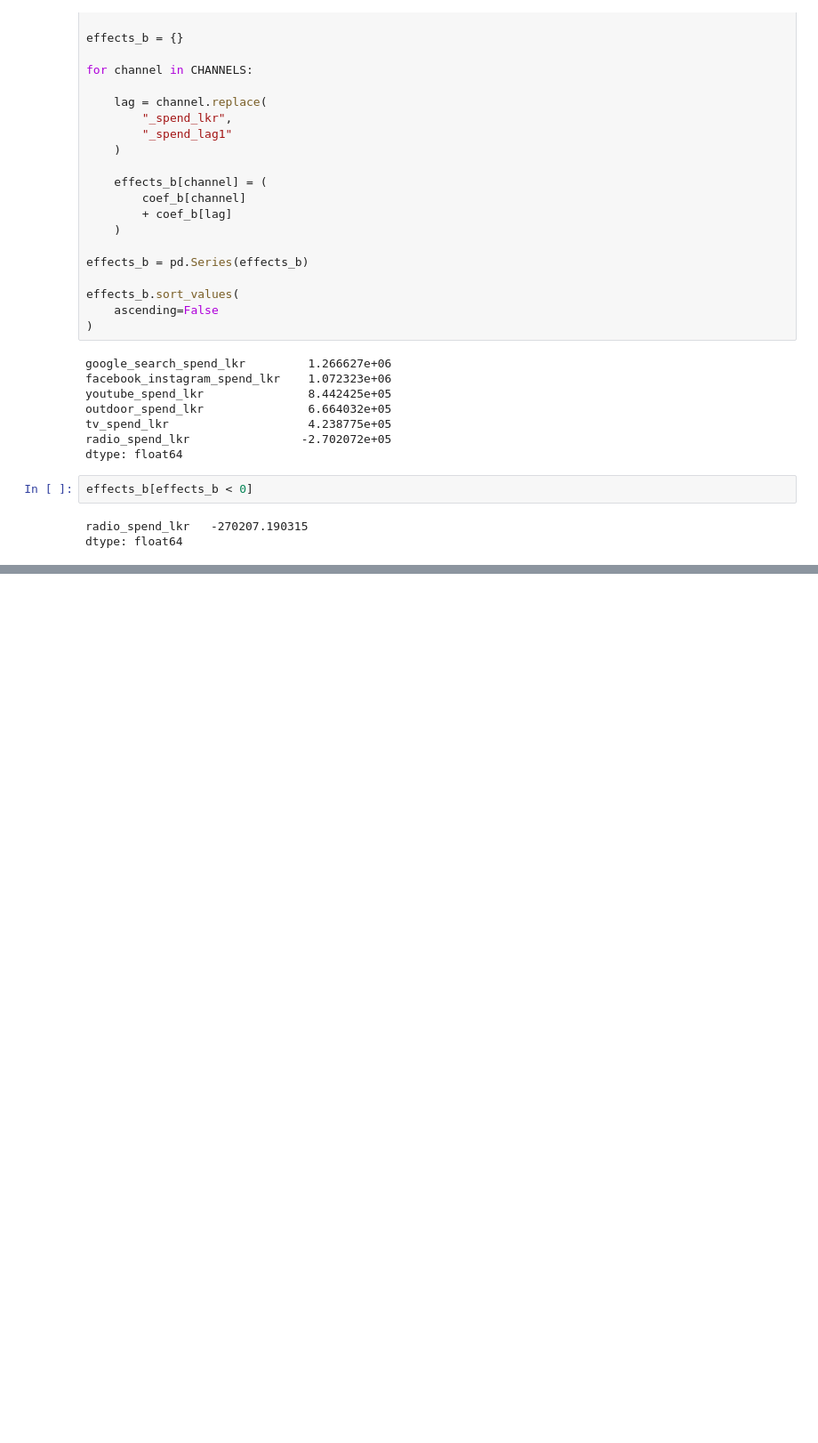
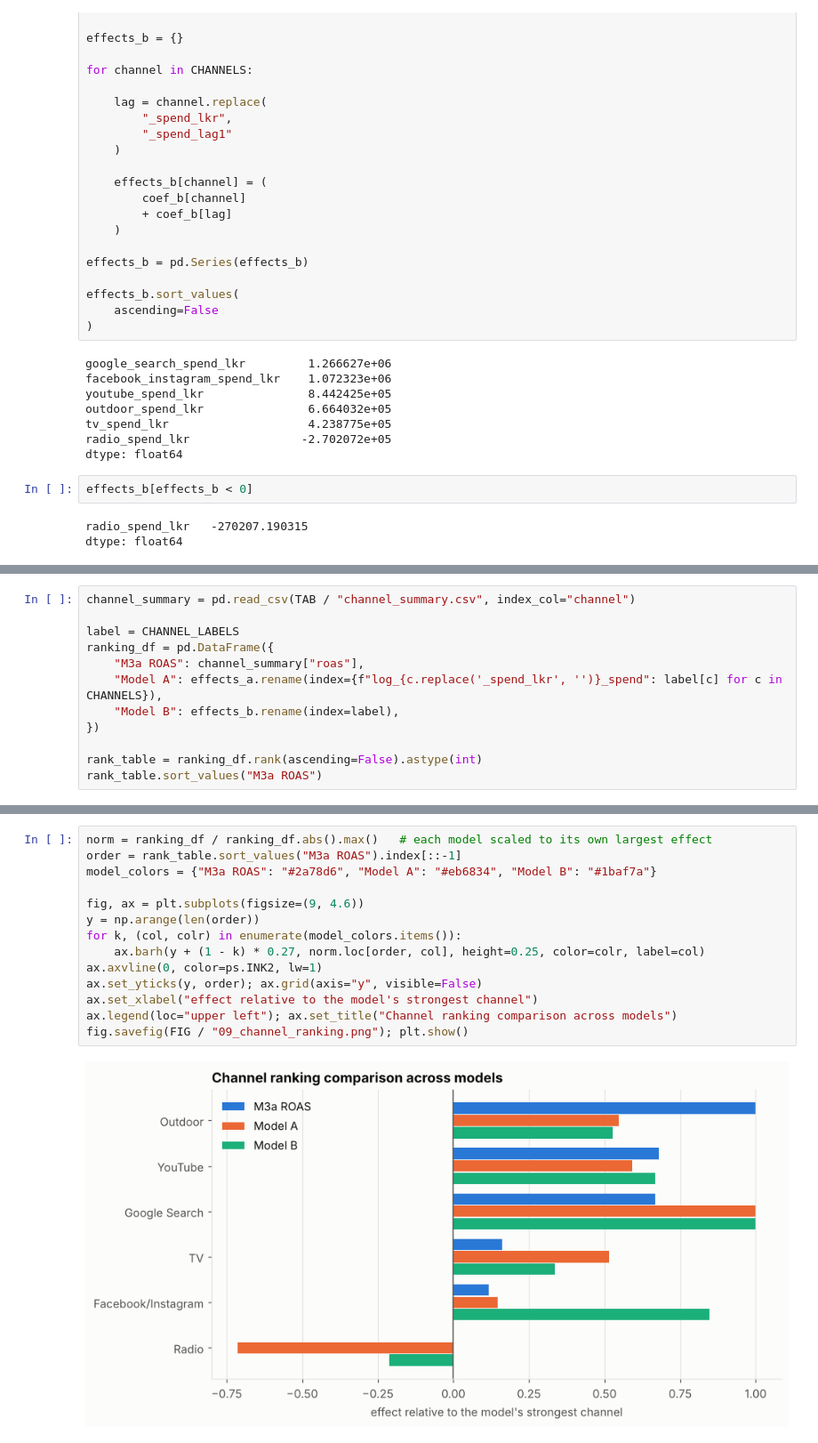
Before and after one commit to NimaniThathsarani/Marketing-Mix-Modelling-Budget-Optimisation, a Jupyter notebook: notebooks/09_mmm_alternative_model.ipynb, the cells around one changed output, grey strips where cells are left out. Shown at 89% size. Saved outputs shown, nothing was run; the diff lists cells and outputs as text; blank space fills up the shorter version.

```diff
--- a/notebooks/09_mmm_alternative_model.ipynb
+++ b/notebooks/09_mmm_alternative_model.ipynb
@@ -596,0 +418,12 @@ Overall, the alternative models increase confidence that the final MMM conclusio
+# %%
+channel_summary = pd.read_csv(TAB / "channel_summary.csv", index_col="channel")
+
+label = CHANNEL_LABELS
+ranking_df = pd.DataFrame({
+    "M3a ROAS": channel_summary["roas"],
+    "Model A": effects_a.rename(index={f"log_{c.replace('_spend_lkr', '')}_spend": label[c] for c in CHANNELS}),
+    "Model B": effects_b.rename(index=label),
+})
+
+rank_table = ranking_df.rank(ascending=False).astype(int)
+rank_table.sort_values("M3a ROAS")
@@ -596,0 +438,16 @@ Overall, the alternative models increase confidence that the final MMM conclusio
+# %%
+norm = ranking_df / ranking_df.abs().max()   # each model scaled to its own largest effect
+order = rank_table.sort_values("M3a ROAS").index[::-1]
+model_colors = {"M3a ROAS": "#2a78d6", "Model A": "#eb6834", "Model B": "#1baf7a"}
+
+fig, ax = plt.subplots(figsize=(9, 4.6))
+y = np.arange(len(order))
+for k, (col, colr) in enumerate(model_colors.items()):
+    ax.barh(y + (1 - k) * 0.27, norm.loc[order, col], height=0.25, color=colr, label=col)
+ax.axvline(0, color=ps.INK2, lw=1)
+ax.set_yticks(y, order); ax.grid(axis="y", visible=False)
+ax.set_xlabel("effect relative to the model's strongest channel")
+ax.legend(loc="upper left"); ax.set_title("Channel ranking comparison across models")
+fig.savefig(FIG / "09_channel_ranking.png"); plt.show()
+# %% [output]
+[figure, added]
```
Also changed, not shown: parts of 20 cells of this notebook, 4 other files.
